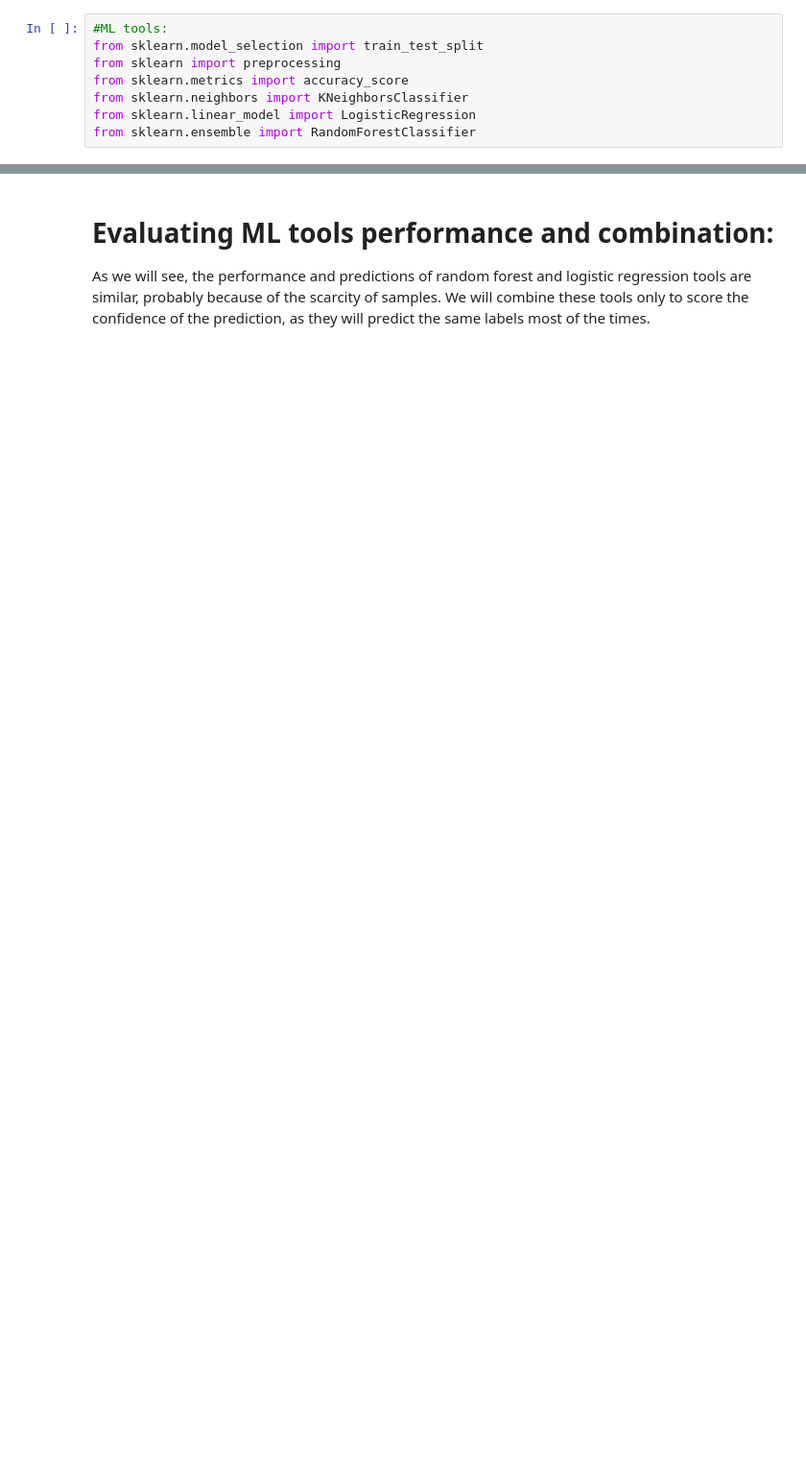
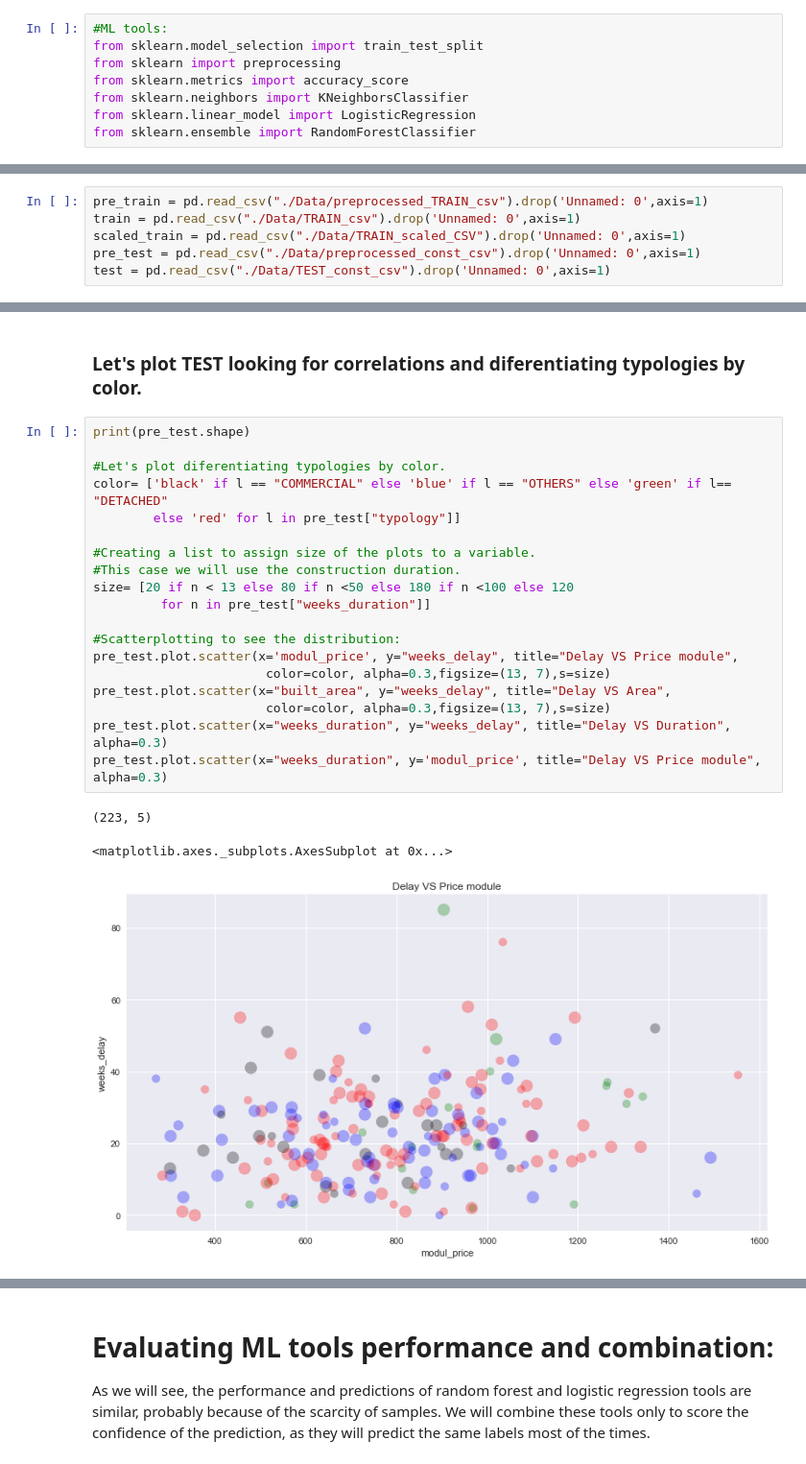
Before and after one commit to hguadalupe/master-data-science, a Jupyter notebook: PFM_SaB/Modelo_presupuesto_Construcc/Construction_budget_delay_detector.ipynb, the cells around one changed output, grey strips where cells are left out. Shown at 96% size. Drawn from its saved outputs; the diff is of its cells as text; blank space fills up the shorter version.

```diff
--- a/PFM_SaB/Modelo_presupuesto_Construcc/Construction_budget_delay_detector.ipynb
+++ b/PFM_SaB/Modelo_presupuesto_Construcc/Construction_budget_delay_detector.ipynb
@@ -78,0 +21,6 @@ Name: DELAYED, dtype: int64
+# %%
+pre_train = pd.read_csv("./Data/preprocessed_TRAIN_csv").drop('Unnamed: 0',axis=1)
+train = pd.read_csv("./Data/TRAIN_csv").drop('Unnamed: 0',axis=1)
+scaled_train = pd.read_csv("./Data/TRAIN_scaled_CSV").drop('Unnamed: 0',axis=1)
+pre_test = pd.read_csv("./Data/preprocessed_const_csv").drop('Unnamed: 0',axis=1)
+test = pd.read_csv("./Data/TEST_const_csv").drop('Unnamed: 0',axis=1)
@@ -78,0 +39,25 @@ Name: DELAYED, dtype: int64
+# %% [markdown]
+### Let's plot TEST looking for correlations and diferentiating typologies by color.
+# %%
+print(pre_test.shape)
+
+#Let's plot diferentiating typologies by color.
+color= ['black' if l == "COMMERCIAL" else 'blue' if l == "OTHERS" else 'green' if l== "DETACHED"
+        else 'red' for l in pre_test["typology"]]
+
+#Creating a list to assign size of the plots to a variable.
+#This case we will use the construction duration.
+size= [20 if n < 13 else 80 if n <50 else 180 if n <100 else 120
+         for n in pre_test["weeks_duration"]]
+
+#Scatterplotting to see the distribution:
+pre_test.plot.scatter(x='modul_price', y="weeks_delay", title="Delay VS Price module",
+                       color=color, alpha=0.3,figsize=(13, 7),s=size)
+pre_test.plot.scatter(x="built_area", y="weeks_delay", title="Delay VS Area",
+                       color=color, alpha=0.3,figsize=(13, 7),s=size)
+pre_test.plot.scatter(x="weeks_duration", y="weeks_delay", title="Delay VS Duration", alpha=0.3)
+pre_test.plot.scatter(x="weeks_duration", y='modul_price', title="Delay VS Price module", alpha=0.3)
+# %% [output]
+(223, 5)
+<matplotlib.axes._subplots.AxesSubplot at 0x...>
+[figure, added]
```
Also changed, not shown: parts of 34 cells of this notebook, 17 other files.
